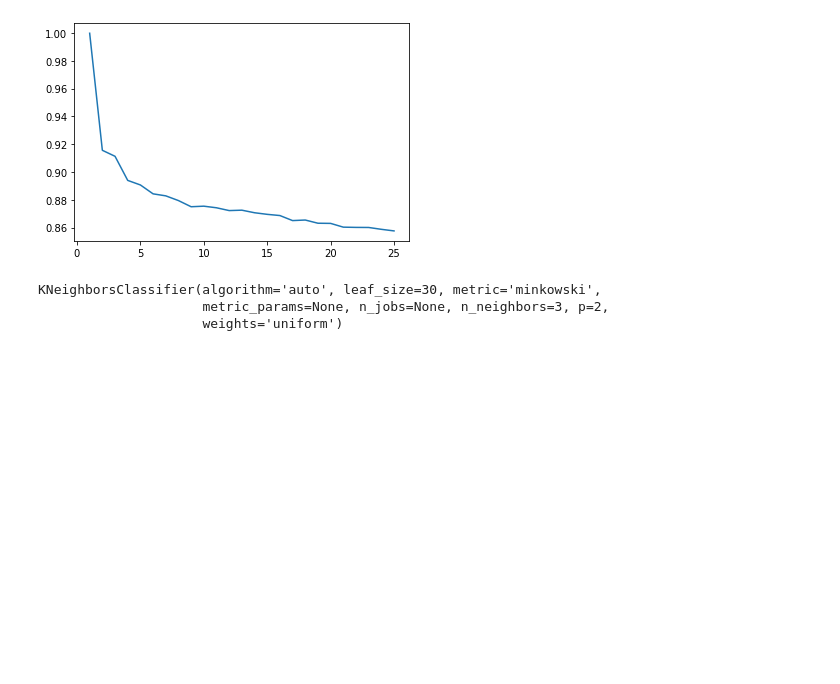
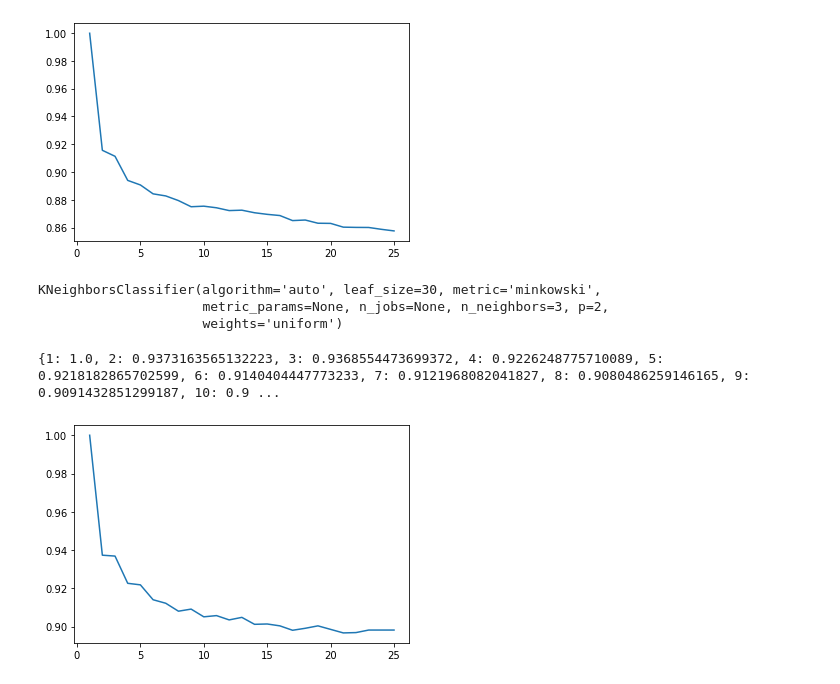
Before and after one commit to Princeshaw/Pet-Adoption-Hackerearth, a Jupyter notebook: pet_adoption.ipynb, the cells around one changed output. Cells and saved outputs as stored; diff of their text form; code cells hidden in the pictures; blank space fills up the shorter version.

```diff
--- a/pet_adoption.ipynb
+++ b/pet_adoption.ipynb
@@ -350,3 +342,9 @@ for k in k_range:
     knn.fit(X_train,y_train_breed)
     y_pred = knn.predict(X_train)
     accuracy_score[k] = metrics.accuracy_score(y_train_breed,y_pred)
+# %%
+plt.plot(k_range,list(accuracy_score.values()))
+print(accuracy_score)
+# %% [output]
+{1: 1.0, 2: 0.9373163565132223, 3: 0.9368554473699372, 4: 0.9226248775710089, 5: 0.9218182865702599, 6: 0.9140404447773233, 7: 0.9121968082041827, 8: 0.9080486259146165, 9: 0.9091432851299187, 10: 0.9 ...
+[figure, added]
```
Also changed, not shown: parts of 3 cells of this notebook.
